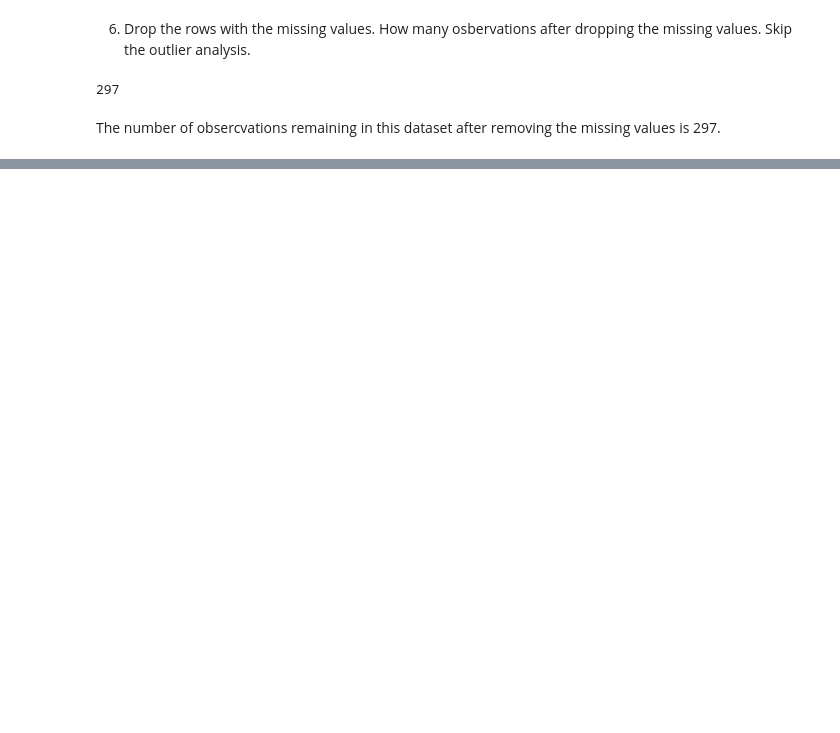
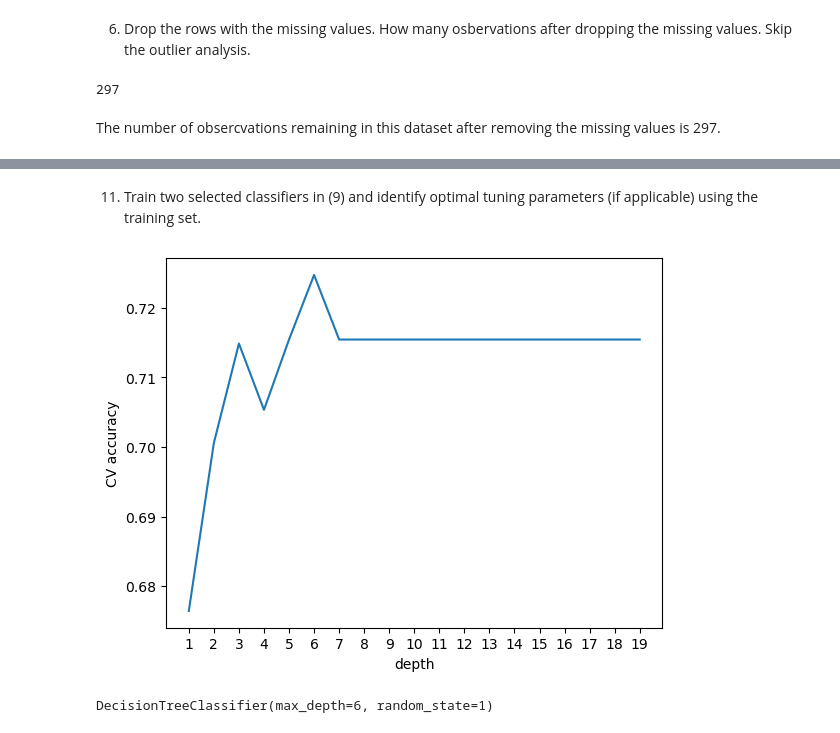
Before and after one commit to tazqq/Assignment6_Group16, a Jupyter notebook: Assignment_6.ipynb, the cells around one changed output, grey strips where cells are left out. Saved outputs shown, nothing was run; the diff lists cells and outputs as text; code cells hidden in the pictures; blank space fills up the shorter version.

```diff
--- a/Assignment_6.ipynb
+++ b/Assignment_6.ipynb
@@ -130,0 +191,47 @@ gorical variables. Categroical variables already define sub groups so we don’t
+# %% [markdown]
+11. Train two selected classifiers in (9) and identify optimal tuning parameters (if applicable) using the training set.
+# %%
+scaler = StandardScaler()
+X_scaled = scaler.fit_transform(X_train[num_features])
+
+kmeans = KMeans(n_clusters=2, random_state=1)
+clusters = kmeans.fit_predict(X_scaled)
+
+X_train['Cluster'] = clusters
+# %%
+from sklearn.model_selection import cross_val_score
+
+depth_range = range(1, 20)
+cv_scores = []
+for k in depth_range:
+    dt = DecisionTreeClassifier(
+        criterion='gini', # growing tree based on gini index
+        random_state=0,
+        max_depth=k
+        )
+
+    # 5-fold cross-validation using accuracy
+    cv_scores_k = cross_val_score(
+        dt,
+        X_train,
+        y_train,
+        cv=5,
+        # accuracy for classification on the hold-out folds
+        scoring='accuracy'
+    )
+
+    # append the average accuracy across all folds
+    cv_scores.append(np.mean(cv_scores_k))
+# %%
+plt.plot(depth_range, cv_scores)
+plt.xlabel('depth')
+plt.ylabel('CV accuracy')
+plt.xticks(range(1,20))
+plt.show()
+# %% [output]
+[figure, added]
+# %%
+tree_clf = DecisionTreeClassifier(max_depth=6, random_state=1)
+tree_clf.fit(X_train[num_features], X_train['Cluster'])
+# %% [output]
+DecisionTreeClassifier(max_depth=6, random_state=1)
```
Also changed, not shown: parts of 12 cells of this notebook.
